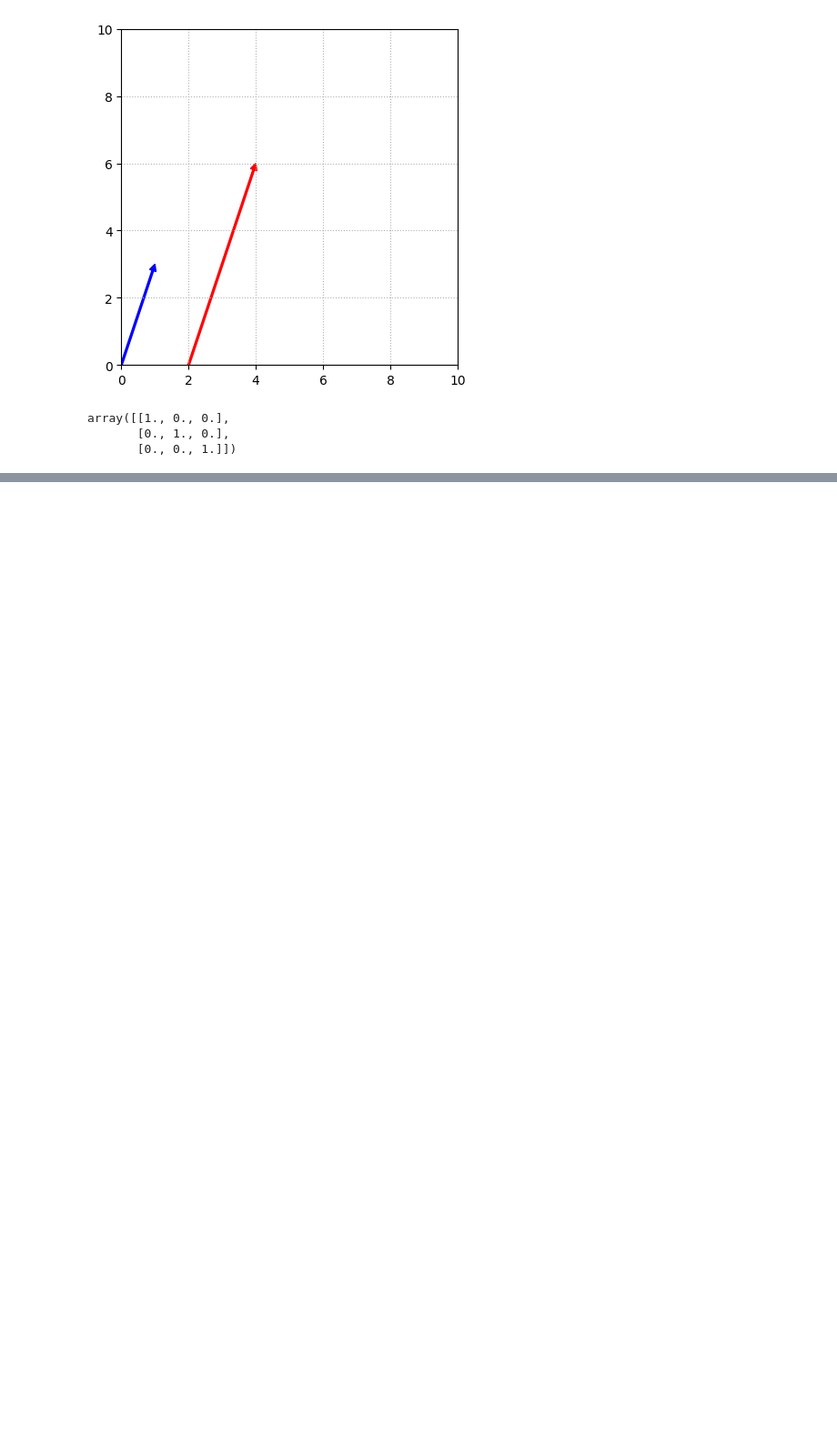
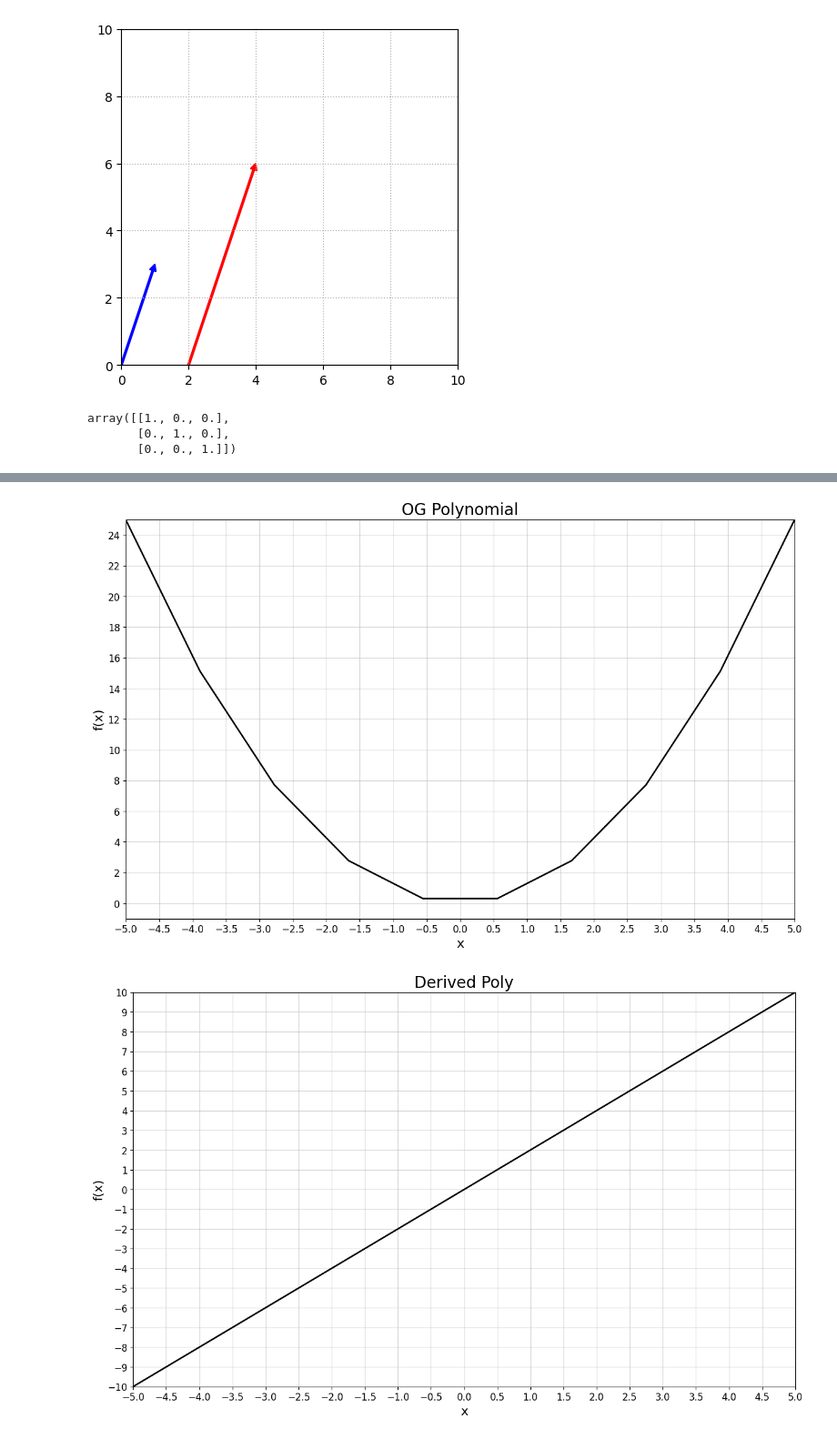
Before and after one commit to malcolm-mcclintock/DM23-ml-for-monsters, a Jupyter notebook: notebooks/d4_lin_alg.ipynb, the cells around one changed output, grey strips where cells are left out. Shown: that part at 91% size. Saved outputs shown, nothing was run; the diff lists cells and outputs as text; code cells hidden in the pictures; blank space fills up the shorter version.

Commit message:
day 4 derivs

```diff
--- a/notebooks/d4_lin_alg.ipynb
+++ b/notebooks/d4_lin_alg.ipynb
@@ -35,0 +98,15 @@ array([[1., 0., 0.],
+# %%
+def derive_polynomial(x,n):
+    return n*x**(n-1)
+
+og_poly_x = np.linspace(-5,5,10)
+og_poly_y = og_poly_x**2
+dev_poly_x = og_poly_x
+dev_poly_y = derive_polynomial(dev_poly_x,2)
+
+plot_function(og_poly_x,og_poly_y,[-5,5],[-1,25],"OG Polynomial")
+plot_function(dev_poly_x,dev_poly_y,[-5,5],[-10,10],"Derived Poly")
+plt.show()
+# %% [output]
+[figure, added]
+[figure, added]
```
Also changed, not shown: parts of 9 cells of this notebook, 1 other file.
